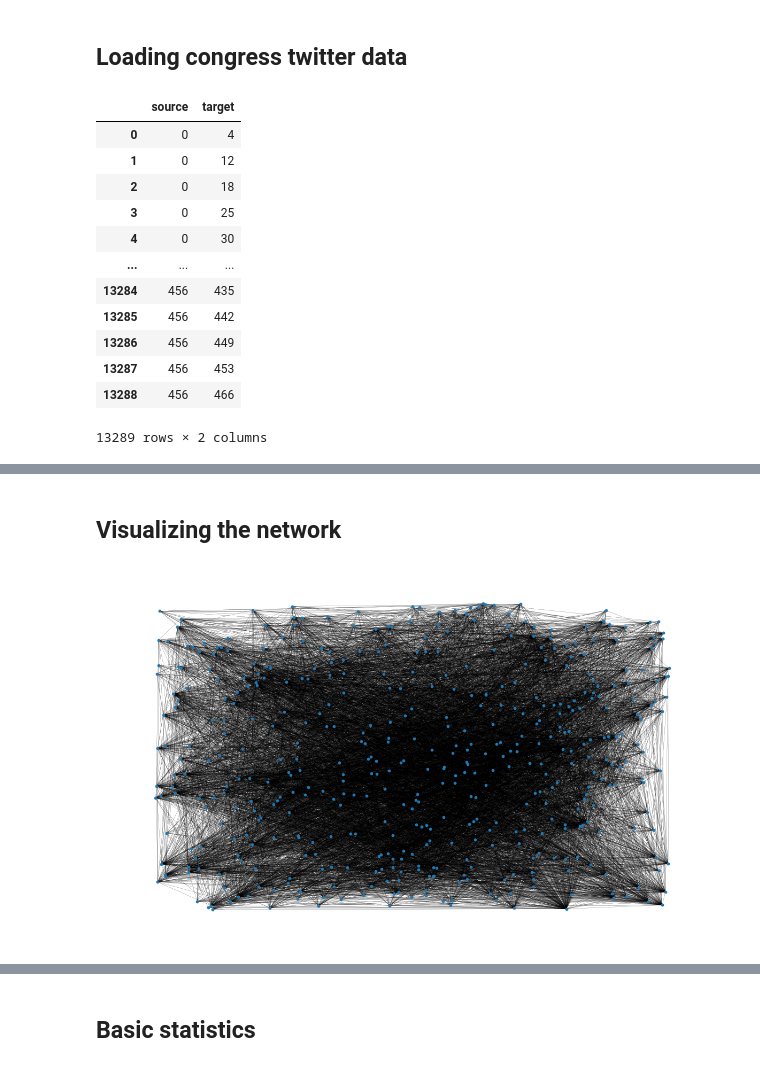
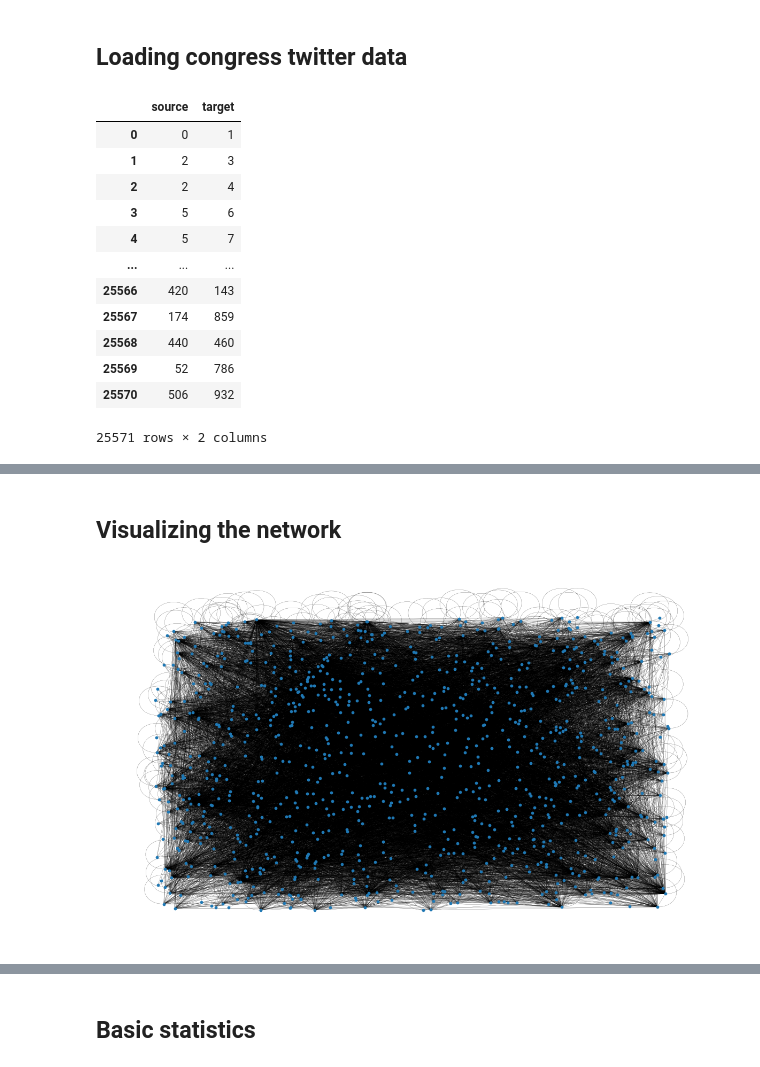
Before and after one commit to Wafellini/Machine-Learning-with-Graphs, a Jupyter notebook: Basics, properties and visualizations/task1_2.ipynb, the cells around one changed output, grey strips where cells are left out. Drawn from its saved outputs; the diff is of its cells as text; code cells hidden in the pictures.

```diff
--- a/Basics, properties and visualizations/task1_2.ipynb
+++ b/Basics, properties and visualizations/task1_2.ipynb
@@ -18,26 +18,26 @@ from random import randint
 ## Loading congress twitter data
 # %%
 congress = pd.read_csv(
-    'congress.edgelist',
+    'email-Eu-core.txt.gz',
     delimiter=' ',
     names=['source', 'target'],
     usecols=[0, 1]  # specify the columns to read
 )
 congress
 # %% [output]
 |  | source | target |
-| 0 | 0 | 4 |
-| 1 | 0 | 12 |
-| 2 | 0 | 18 |
-| 3 | 0 | 25 |
-| 4 | 0 | 30 |
+| 0 | 0 | 1 |
+| 1 | 2 | 3 |
+| 2 | 2 | 4 |
+| 3 | 5 | 6 |
+| 4 | 5 | 7 |
 | ... | ... | ... |
-| 13284 | 456 | 435 |
-| 13285 | 456 | 442 |
-| 13286 | 456 | 449 |
-| 13287 | 456 | 453 |
-| 13288 | 456 | 466 |
+| 25566 | 420 | 143 |
+| 25567 | 174 | 859 |
+| 25568 | 440 | 460 |
+| 25569 | 52 | 786 |
+| 25570 | 506 | 932 |
-13289 rows × 2 columns
+25571 rows × 2 columns
 # %%
 G = nx.from_pandas_edgelist(congress, 'source', 'target')
 # %% [markdown]
@@ -56,7 +56,7 @@ ax.axis("off")
 plot_options = {"node_size": 10, "with_labels": False, "width": 0.15}
 nx.draw_networkx(G, pos=nx.random_layout(G), ax=ax, **plot_options)
 # %% [output]
-[figure, old version]
+[figure, new version]
 # %%
 pos = nx.spring_layout(G, iterations=15, seed=1721)
 fig, ax = plt.subplots(figsize=(15, 9))
```
Also changed, not shown: parts of 16 cells of this notebook.
